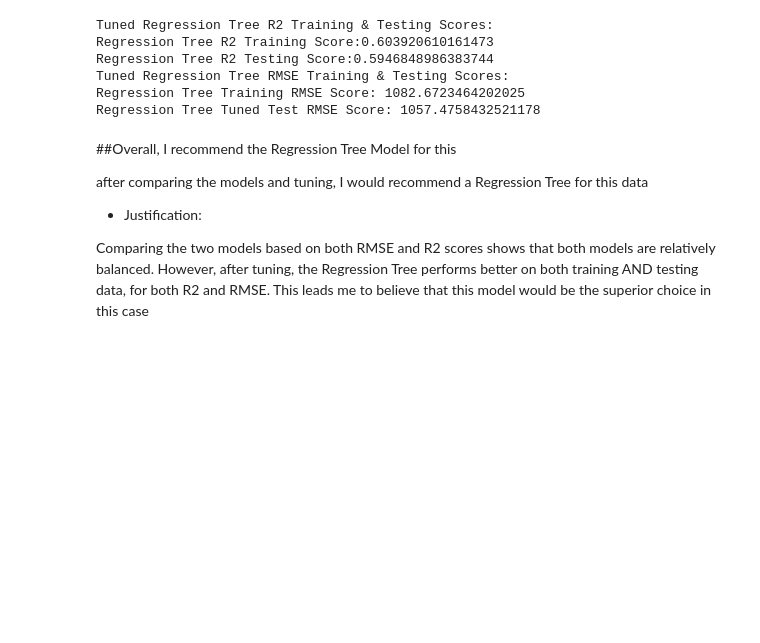
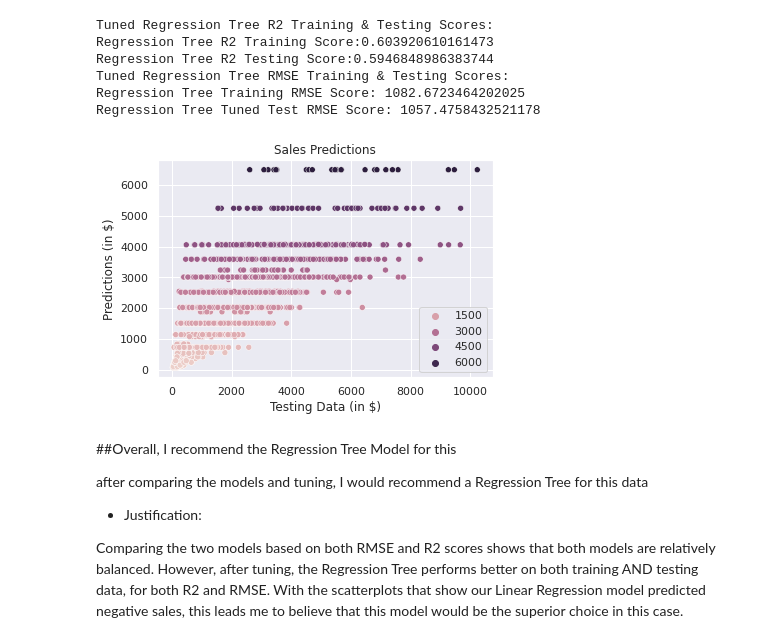
Before and after one commit to Acottle1031/Sales-Predictions-Project, a Jupyter notebook: SalesProjectionProject.ipynb, the cells around one changed output. Drawn from its saved outputs; the diff is of its cells as text; code cells hidden in the pictures; blank space fills up the shorter version.

```diff
--- a/SalesProjectionProject.ipynb
+++ b/SalesProjectionProject.ipynb
@@ -441,6 +441,12 @@ Regression Tree R2 Testing Score:0.5946848986383744
 Tuned Regression Tree RMSE Training & Testing Scores:
 Regression Tree Training RMSE Score: 1082.6723464202025
 Regression Tree Tuned Test RMSE Score: 1057.4758432521178
+# %%
+# Creating scatter plot like we did before with our linear regression model
+ax = plt.scatter(x= y_test, y= regtree_tuned_test_pred, hue=regtree_tuned_test_pred , alpha=1, legend='brief');
+ax.set(title= 'Sales Predictions', xlabel= 'Testing Data (in $)', ylabel= 'Predictions (in $)',);
+# %% [output]
+[figure, added]
 # %% [markdown]
 ##Overall, I recommend the Regression Tree Model for this
 
@@ -448,4 +454,4 @@ after comparing the models and tuning, I would recommend a Regression Tree for t
 
 * Justification:
 
-Comparing the two models based on both RMSE and R2 scores shows that both models are relatively balanced. However, after tuning, the Regression Tree performs better on both training AND testing data, for both R2 and RMSE. This leads me to believe that this model would be the superior choice in this case
+Comparing the two models based on both RMSE and R2 scores shows that both models are relatively balanced. However, after tuning, the Regression Tree performs better on both training AND testing data, for both R2 and RMSE. With the scatterplots that show our Linear Regression model predicted negative sales, this leads me to believe that this model would be the superior choice in this case.
```
Also changed, not shown: parts of 1 cell of this notebook.
